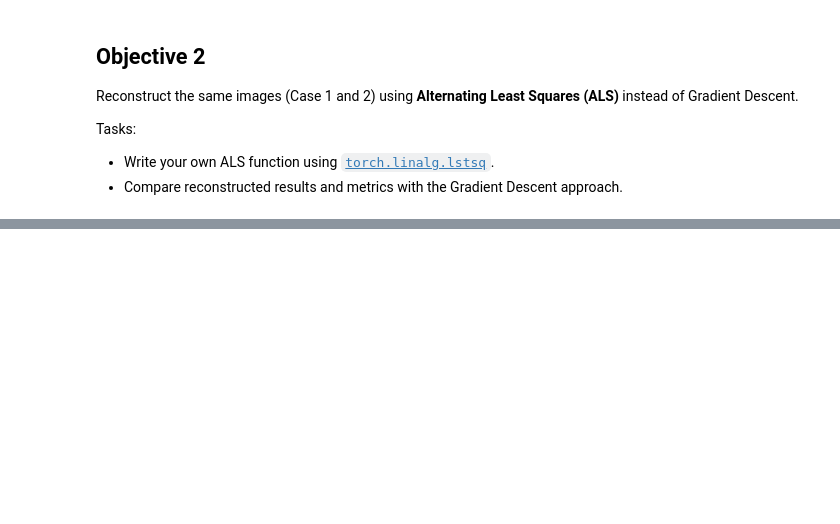
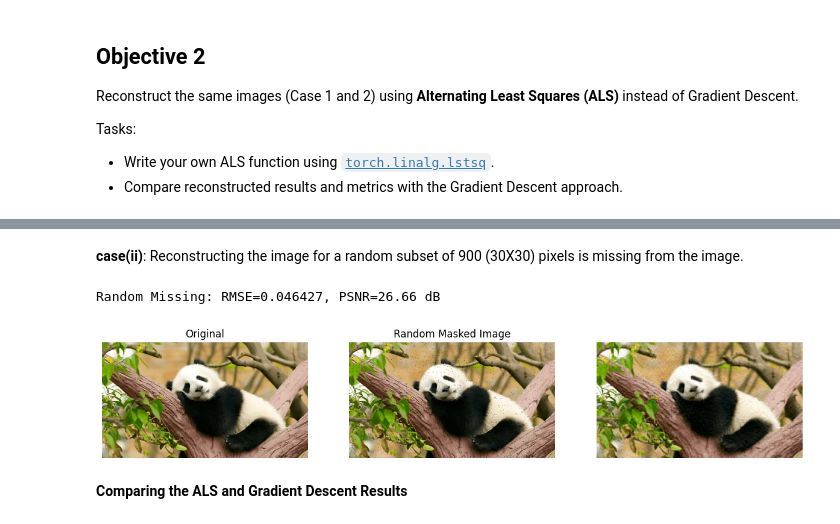
Before and after one commit to HarshJamgaonkar05/ES---335-ML-Assignment-2, a Jupyter notebook: Task 4/Image-Reconstruction.ipynb, the cells around one changed output, grey strips where cells are left out. Cells and saved outputs as stored; diff of their text form; code cells hidden in the pictures; blank space fills up the shorter version.

```diff
--- a/Task 4/Image-Reconstruction.ipynb
+++ b/Task 4/Image-Reconstruction.ipynb
@@ -395,0 +487,42 @@ Tasks:
+# %% [markdown]
+**case(ii)**: Reconstructing the image for a random subset of 900 (30X30) pixels is missing from the image.
+# %%
+random_mask = torch.ones((H, W), device=device)
+num_missing = 2000
+indices = torch.randperm(H*W, device=device)[:num_missing]
+random_mask.view(-1)[indices] = 0
+
+color_random_missing = color_img * random_mask.unsqueeze(0)
+
+# ALS reconstruction for each channel
+color_rec_random_als = []
+for c in range(C):
+    X = color_img[c]
+    rec = low_rank_reconstruction_als(X, random_mask, rank=rank, num_iters=30)
+    color_rec_random_als.append(rec)
+color_rec_random_als = torch.stack(color_rec_random_als, dim=0)
+
+rmse_random_als, psnr_random_als = compute_metrics(color_img, color_rec_random_als)
+
+print(f"Random Missing: RMSE={rmse_random_als:.6f}, PSNR={psnr_random_als:.2f} dB")
+
+
+plt.figure(figsize=(15,5))
+plt.subplot(1,3,1)
+plt.imshow(color_img.permute(1,2,0).cpu())
+plt.title("Original")
+plt.axis('off')
+plt.subplot(1,3,2)
+plt.imshow(color_random_missing.permute(1,2,0).cpu())
+plt.title("Random Masked Image")
+plt.axis('off')
+plt.subplot(1,3,3)
+plt.imshow(color_rec_random_als.permute(1,2,0).cpu().clamp(0,1))
+
+plt.axis('off')
+plt.show()
+# %% [output]
+Random Missing: RMSE=0.046427, PSNR=26.66 dB
+[figure, added]
+# %% [markdown]
+**Comparing the ALS and Gradient Descent Results**
```
Also changed, not shown: parts of 6 cells of this notebook.
